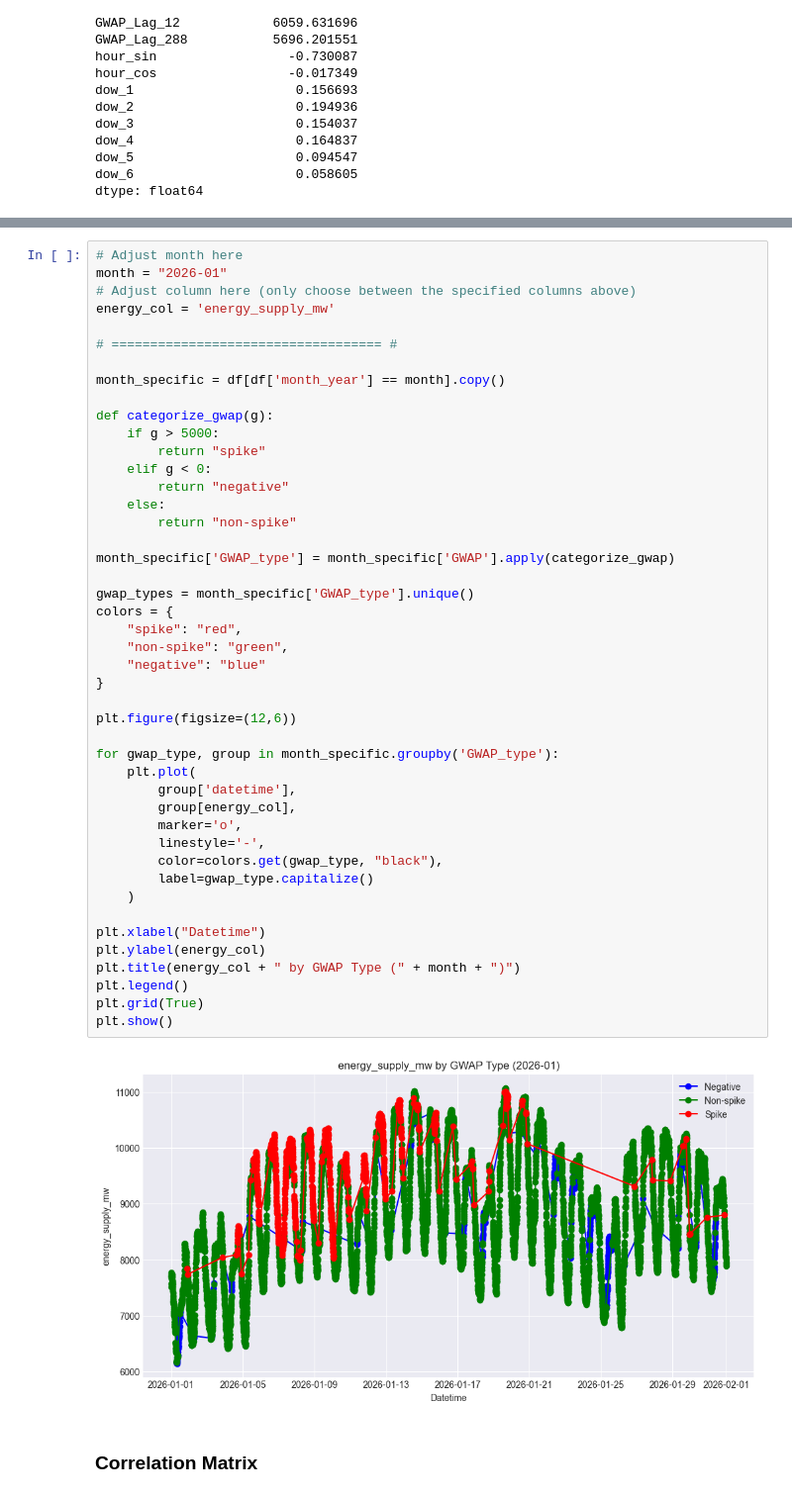
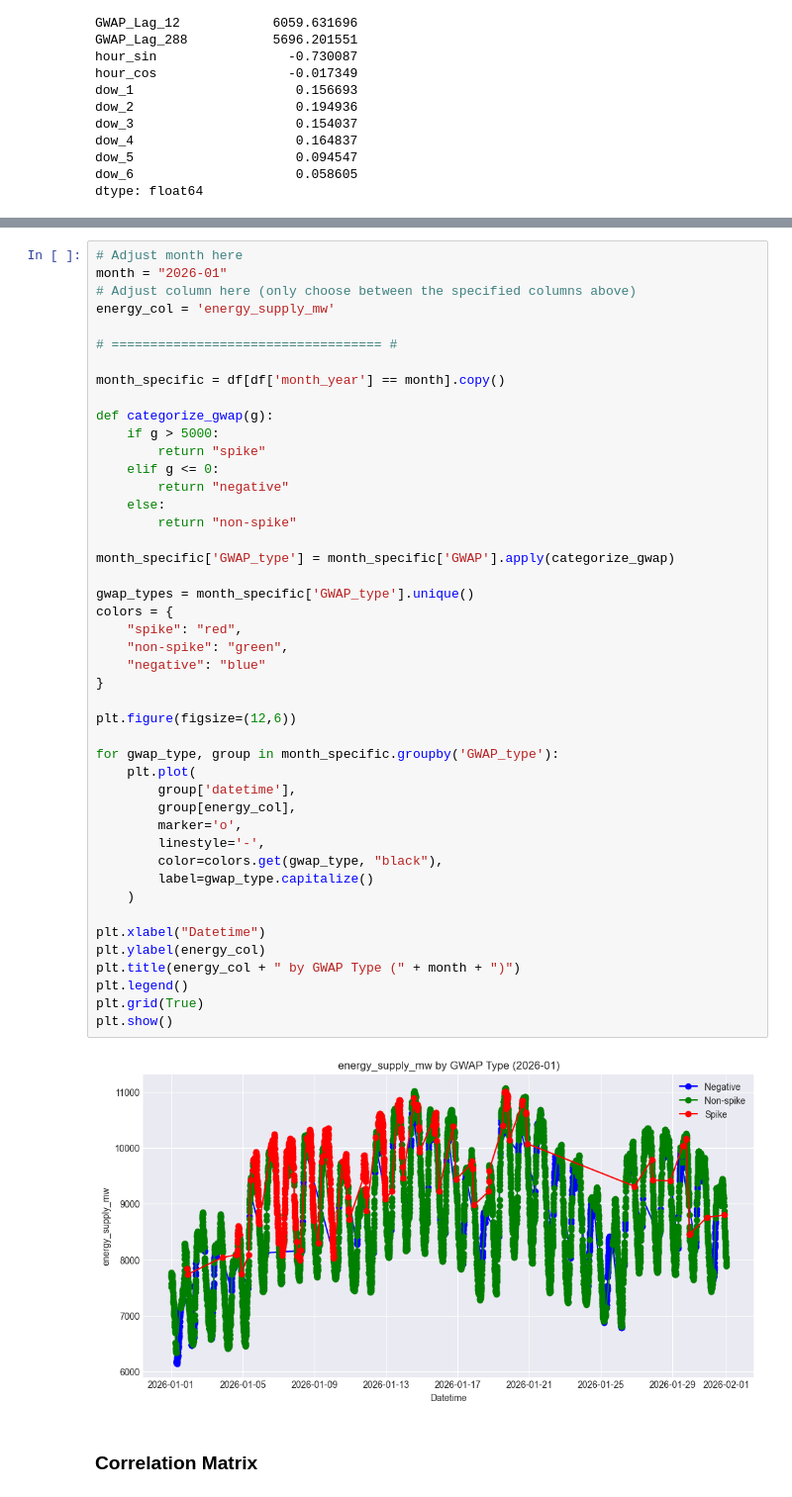
Before and after one commit to haniellejermayn/wesm-price-prediction, a Jupyter notebook: 02_EDA.ipynb, the cells around one changed output, grey strips where cells are left out. Shown at 99% size. Saved outputs shown, nothing was run; the diff lists cells and outputs as text.

```diff
--- a/02_EDA.ipynb
+++ b/02_EDA.ipynb
@@ -435,40 +458,40 @@ month_specific = df[df['month_year'] == month].copy()
 def categorize_gwap(g):
     if g > 5000:
         return "spike"
-    elif g < 0:
+    elif g <= 0:
         return "negative"
     else:
         return "non-spike"
 
 month_specific['GWAP_type'] = month_specific['GWAP'].apply(categorize_gwap)
 
 gwap_types = month_specific['GWAP_type'].unique()
 colors = {
     "spike": "red",
     "non-spike": "green",
     "negative": "blue"
 }
 
 plt.figure(figsize=(12,6))
 
 for gwap_type, group in month_specific.groupby('GWAP_type'):
     plt.plot(
         group['datetime'],
         group[energy_col],
         marker='o',
         linestyle='-',
         color=colors.get(gwap_type, "black"),
         label=gwap_type.capitalize()
     )
 
 plt.xlabel("Datetime")
 plt.ylabel(energy_col)
 plt.title(energy_col + " by GWAP Type (" + month + ")")
 plt.legend()
 plt.grid(True)
 plt.show()
 # %% [output]
-[figure, old version]
+[figure, new version]
 # %% [markdown]
 ### Correlation Matrix
 # %% [markdown]
```
Also changed, not shown: parts of 12 cells of this notebook.
